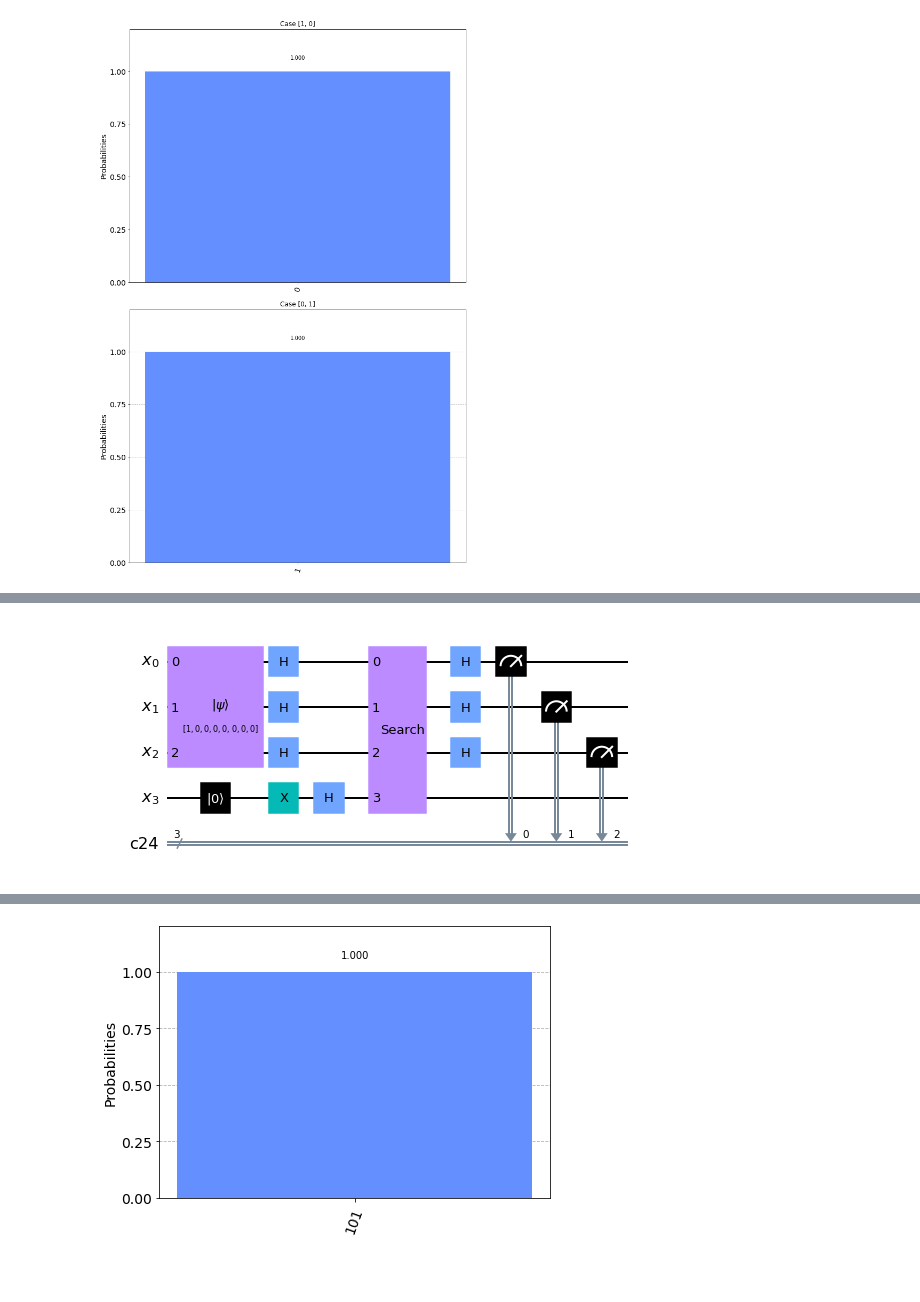
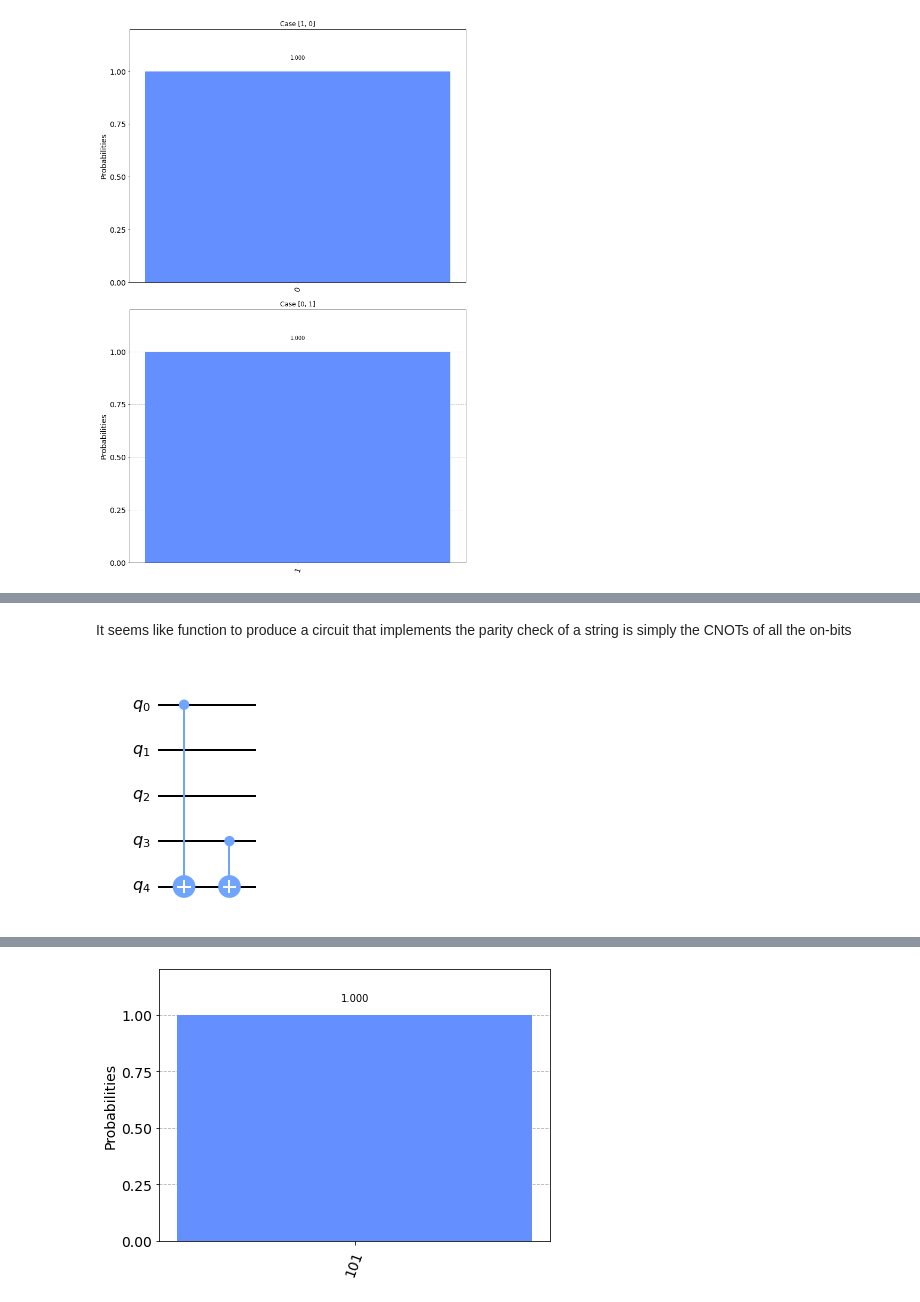
Before and after one commit to eginez/qiskit-exp, a Jupyter notebook: src/qiskitOne.ipynb, the cells around one changed output, grey strips where cells are left out. Cells and saved outputs as stored; diff of their text form; code cells hidden in the pictures; blank space fills up the shorter version.

```diff
--- a/src/qiskitOne.ipynb
+++ b/src/qiskitOne.ipynb
@@ -101,18 +171,22 @@ If $ s_i $ is 1 then the oracle outputs $ s_i * x_i $.
+# %% [markdown]
+It seems like function to produce a circuit that implements the parity check of a string is simply
+the CNOTs of all the on-bits
+# %%
+def oracle_for_string(s):
+    n = len(s) + 1 ## +1 for the ancilla where we read the answer from
+    circ = QuantumCircuit(n)
+    for i, b in enumerate(reversed(s)):
+        if b == "1":
+            circ.cx(i, n - 1)
+    return circ
+# %%
+sc = oracle_for_string("1001")
+sc.draw()
+# %% [output]
+[figure, added]
 # %%
-def oracle_for_string(s):
-    '''
-    This circuit implements the mod 2 sum of x_i * s_i, for a fixed string s = "101"
-    :param s:
-    :return:
-    '''
-    n = len(s) + 1
-    circ = QuantumCircuit(n)
-    circ.cx(0,3)
-    circ.cx(2,3)
-    return circ
-
 n = 4
-def bit_search(init_state=None, target_init_qubits=None):
+def bit_search(s, init_state=None, target_init_qubits=None):
     reg = QuantumRegister(n,"x")
     creg = ClassicalRegister(n - 1)
     circ=QuantumCircuit(reg, creg)
@@ -120,15 +194,9 @@ def bit_search(init_state=None, target_init_qubits=None):
     circ.reset(n - 1)
     circ.x(n - 1)
     circ.h(range(n))
-    orc = oracle_for_string("101").to_gate(label="search")
+    orc = oracle_for_string(s).to_gate(label="search circ")
     circ.append(orc, range(n))
-    circ.h(range(n - 1))
+    circ.h(range(n))
     for i in range(n -1):
         circ.measure(i, i)
     return circ
-
-#circ = bit_search()
-circ = bit_search([1, 0, 0, 0, 0, 0, 0, 0], [0,1,2])
-circ.draw()
-# %% [output]
-[figure, removed]
```
Also changed, not shown: parts of 23 cells of this notebook.
